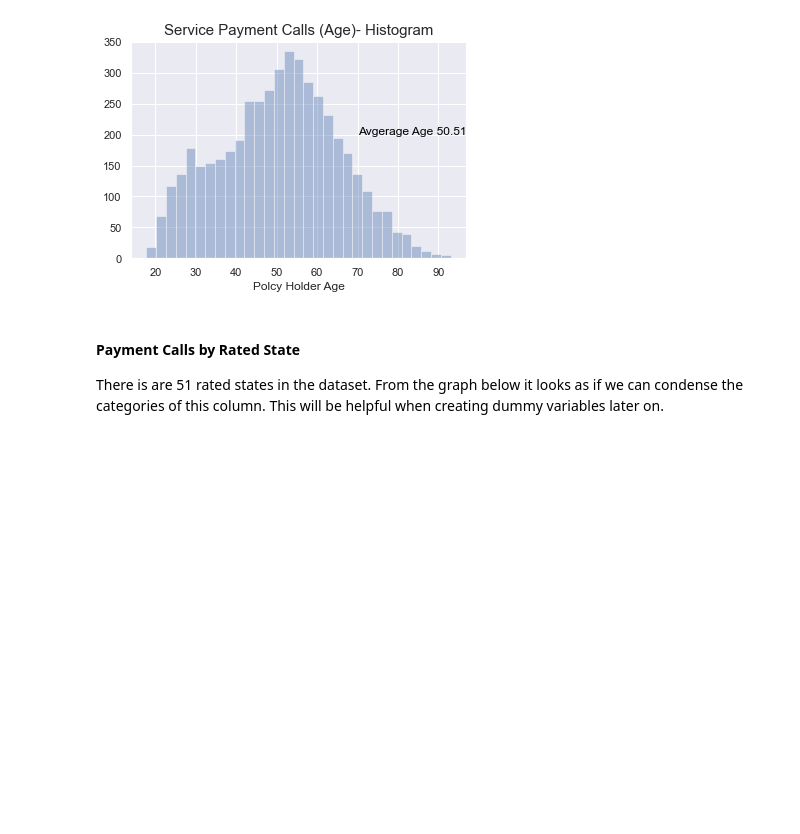
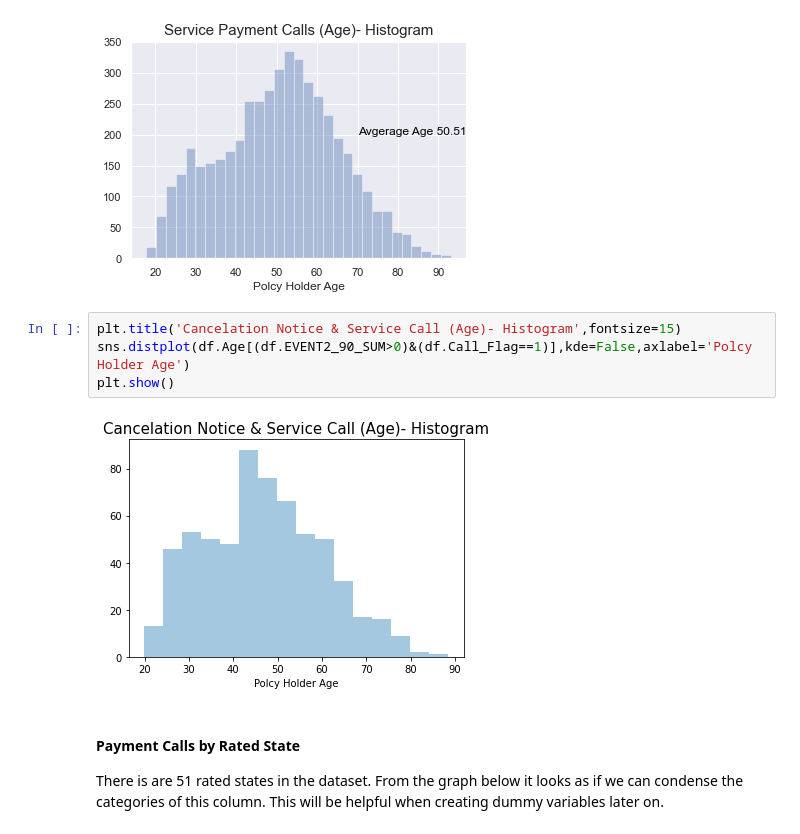
Before and after one commit to StevenLoaiza/Marketing, a Jupyter notebook: Email_Marketing_Model.ipynb, the cells around one changed output. Cells and saved outputs as stored; diff of their text form; blank space fills up the shorter version.

Commit message:
add new histogram plot

```diff
--- a/Email_Marketing_Model.ipynb
+++ b/Email_Marketing_Model.ipynb
@@ -211,6 +211,12 @@ sns.distplot(df.Age[df.Call_Flag==1],kde=False,axlabel='Polcy Holder Age')
 plt.show()
 # %% [output]
 [figure]
+# %%
+plt.title('Cancelation Notice & Service Call (Age)- Histogram',fontsize=15)
+sns.distplot(df.Age[(df.EVENT2_90_SUM>0)&(df.Call_Flag==1)],kde=False,axlabel='Polcy Holder Age')
+plt.show()
+# %% [output]
+[figure, added]
 # %% [markdown]
 #### Payment Calls by Rated State
 
```
Also changed, not shown: 1 other file.
